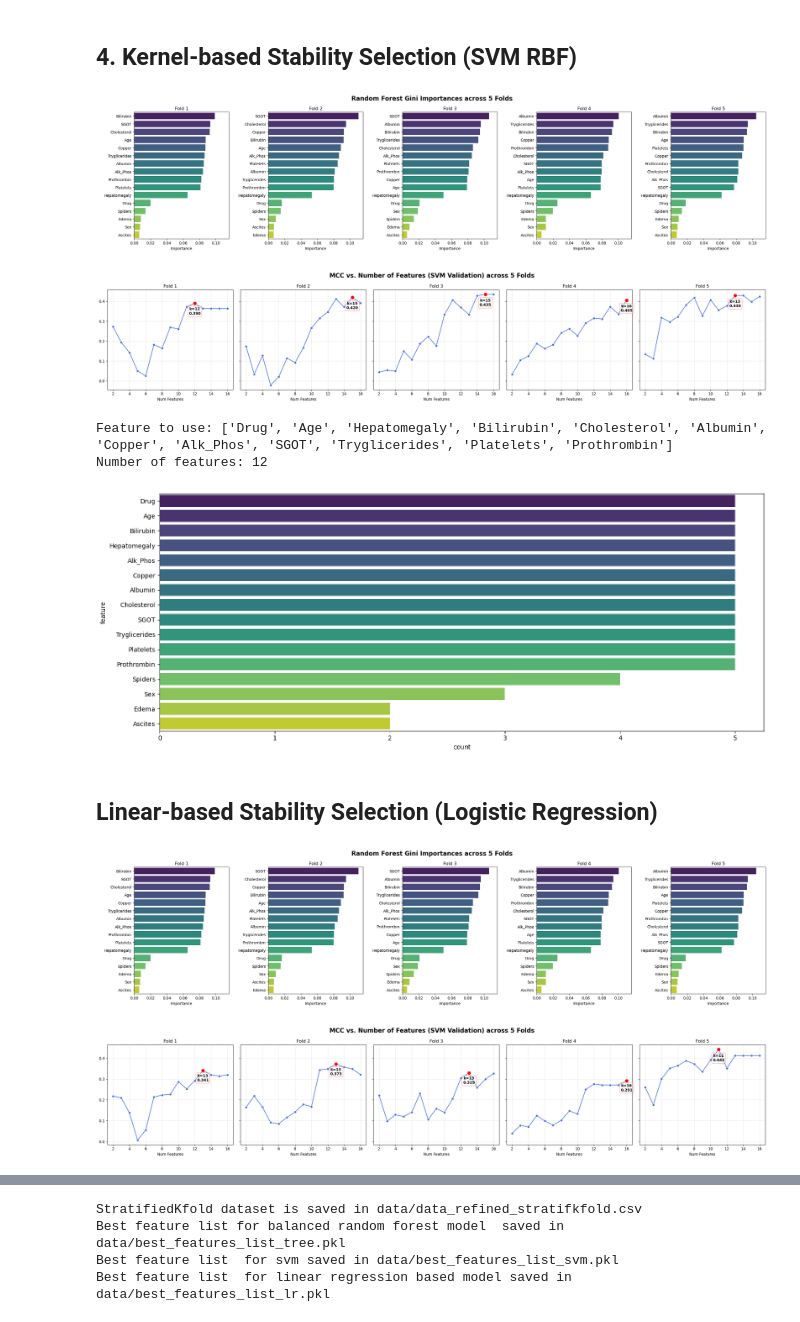
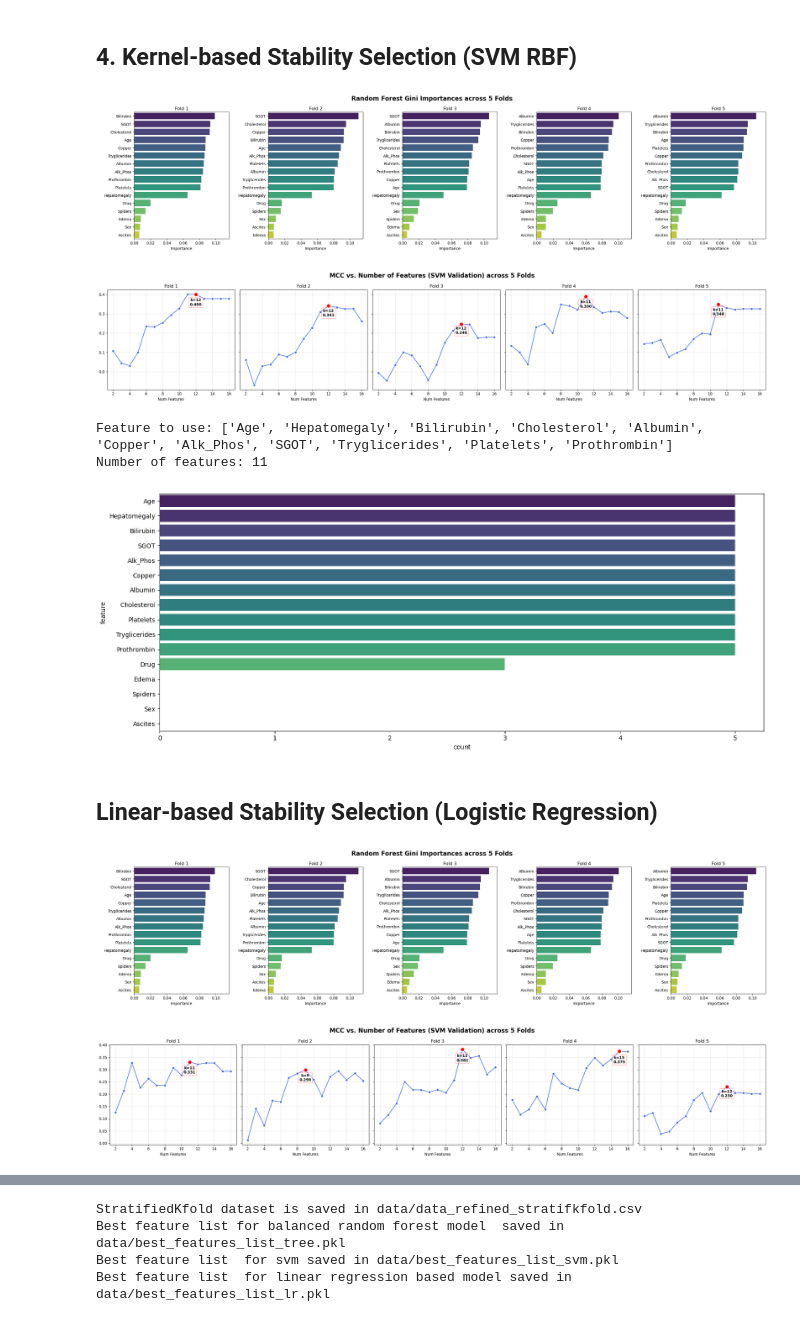
Before and after one commit to Markus2409/AML_project, a Jupyter notebook: notebooks/02_Feature_Selection_and_Modeling.ipynb, the cells around one changed output, grey strips where cells are left out. Saved outputs shown, nothing was run; the diff lists cells and outputs as text; code cells hidden in the pictures.

```diff
--- a/notebooks/02_Feature_Selection_and_Modeling.ipynb
+++ b/notebooks/02_Feature_Selection_and_Modeling.ipynb
@@ -237,7 +237,7 @@ for i in range(1, 6):
 
 
     # execute feature selection ranking
-    gini_df, best_k, ks, curve = feat_sel(x_train, y_train, x_val, y_val, estimator, rf)
+    gini_df, best_k, ks, curve = feat_sel(x_train, y_train, x_test, y_test, estimator, rf)
 
     # Store the resulting dataframes and curves for final plotting
     results_gini.append((i, gini_df))
@@ -382,7 +382,7 @@ for i in range(1, 6):
     estimator.set_params(C=best_params_base[0], gamma=best_params_base[1])
 
     # execute feature selection ranking
-    gini_df, best_k, ks, curve = feat_sel(x_train, y_train, x_val, y_val, estimator, rf)
+    gini_df, best_k, ks, curve = feat_sel(x_train, y_train, x_test, y_test, estimator, rf)
 
     # Store the resulting dataframes and curves for final plotting
     results_gini.append((i, gini_df))
@@ -454,7 +454,7 @@ plt.savefig('../figures/02_num_feat_5cv_svm.svg', bbox_inches='tight')
 plt.show()
 # %% [output]
 [figure]
-[figure, old version]
+[figure, new version]
 # %%
 #Select the features that we will use for training the final model
 features_to_use_svm= [k for k, v in feature_counter.items() if v > 4]
@@ -477,9 +477,9 @@ plt.tight_layout()
 plt.savefig('../figures/02_counter_feat_svm.svg', bbox_inches='tight')
 plt.show()
 # %% [output]
-Feature to use: ['Drug', 'Age', 'Hepatomegaly', 'Bilirubin', 'Cholesterol', 'Albumin', 'Copper', 'Alk_Phos', 'SGOT', 'Tryglicerides', 'Platelets', 'Prothrombin']
-Number of features: 12
+Feature to use: ['Age', 'Hepatomegaly', 'Bilirubin', 'Cholesterol', 'Albumin', 'Copper', 'Alk_Phos', 'SGOT', 'Tryglicerides', 'Platelets', 'Prothrombin']
+Number of features: 11
-[figure, old version]
+[figure, new version]
 # %% [markdown]
 ## Linear-based Stability Selection (Logistic Regression)
 # %%
@@ -523,7 +523,7 @@ for i in range(1, 6):
     estimator.set_params(C=best_params_base)
 
     # execute feature selection ranking
-    gini_df, best_k, ks, curve = feat_sel(x_train, y_train, x_val, y_val, estimator, rf)
+    gini_df, best_k, ks, curve = feat_sel(x_train, y_train, x_test, y_test, estimator, rf)
 
     # Store the resulting dataframes and curves for final plotting
     results_gini.append((i, gini_df))
@@ -568,34 +568,34 @@ for idx, (fold_num, ks, curve, best_k) in enumerate(results_curve):
     ax = axes2[idx]
 
     # draw the main curve using Seaborn
     sns.lineplot(
         x=ks,
         y=curve,
         ax=ax,
         marker="o",
         color="royalblue"
     )
 
     # highlight the best K point
     best_mcc = curve[ks.index(best_k)]
     ax.scatter(best_k, best_mcc, color="red", s=100, zorder=5, edgecolor='white')
 
     # add text annotation for the best k (to make it more readable)
     ax.text(best_k, best_mcc - (max(curve)*0.05),
             f"k={best_k}\n{best_mcc:.3f}",
             ha='center', va='top', color='black', fontsize=10, fontweight='bold',
             bbox=dict(facecolor="white", alpha=0.4, edgecolor="red", boxstyle="round,pad=0.3"))
 
     ax.set_title(f"Fold {fold_num}")
     ax.set_xlabel("Num Features")
     ax.grid(True, alpha=0.3)
 
 plt.tight_layout()
 plt.savefig('../figures/02_num_feat_5cv_lr.svg', bbox_inches='tight')
 plt.show()
 # %% [output]
 [figure]
-[figure, old version]
+[figure, new version]
 # %%
 #Select the features that we will use for training the final model
 features_to_use_lr= [k for k, v in feature_counter.items() if v > 4]
```
Also changed, not shown: parts of 3 cells of this notebook, 25 other files.
